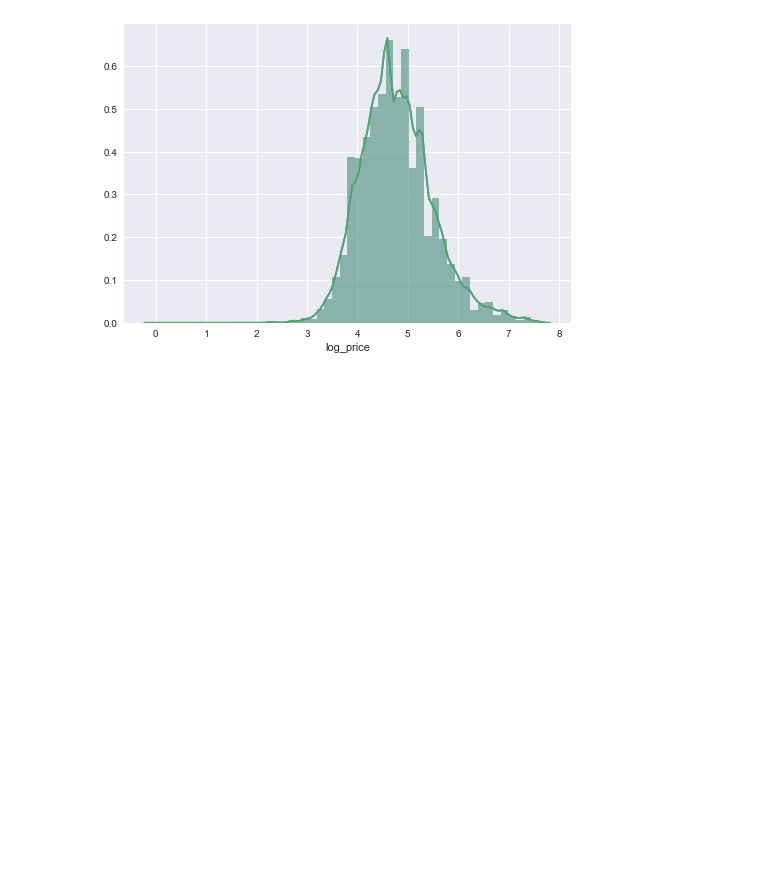
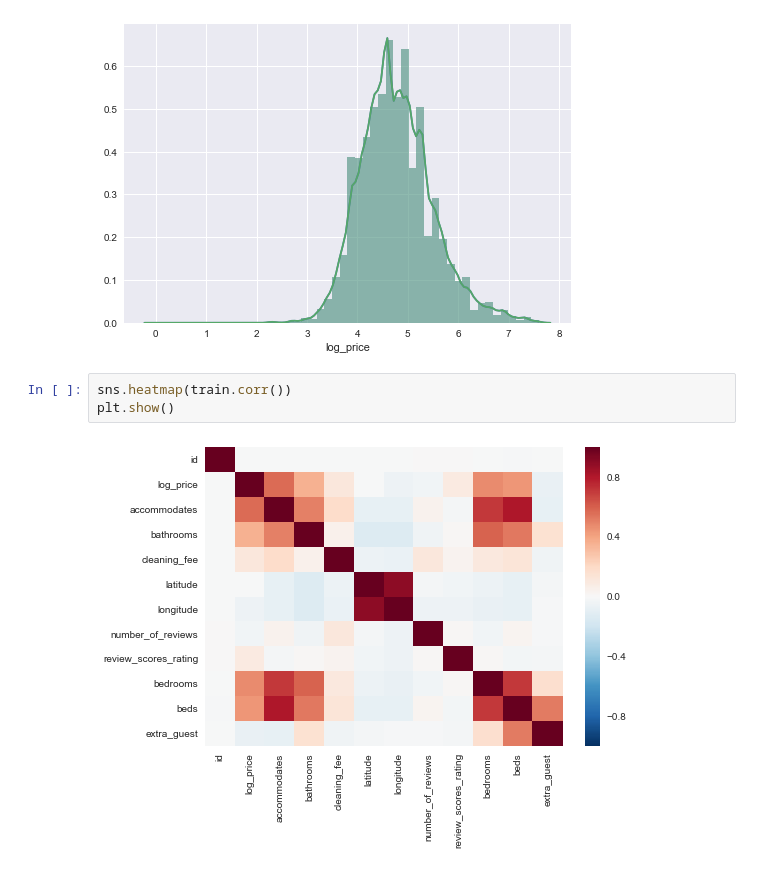
Before and after one commit to lost-in-random-forest/Outlier-Detection, a Jupyter notebook: EDA.ipynb, the cells around one changed output. Drawn from its saved outputs; the diff is of its cells as text; blank space fills up the shorter version.

```diff
--- a/EDA.ipynb
+++ b/EDA.ipynb
@@ -208,3 +206,8 @@ sns.distplot(train["log_price"])
 plt.show()
 # %% [output]
 [figure]
+# %%
+sns.heatmap(train.corr())
+plt.show()
+# %% [output]
+[figure, added]
```
Also changed, not shown: parts of 18 cells of this notebook.
